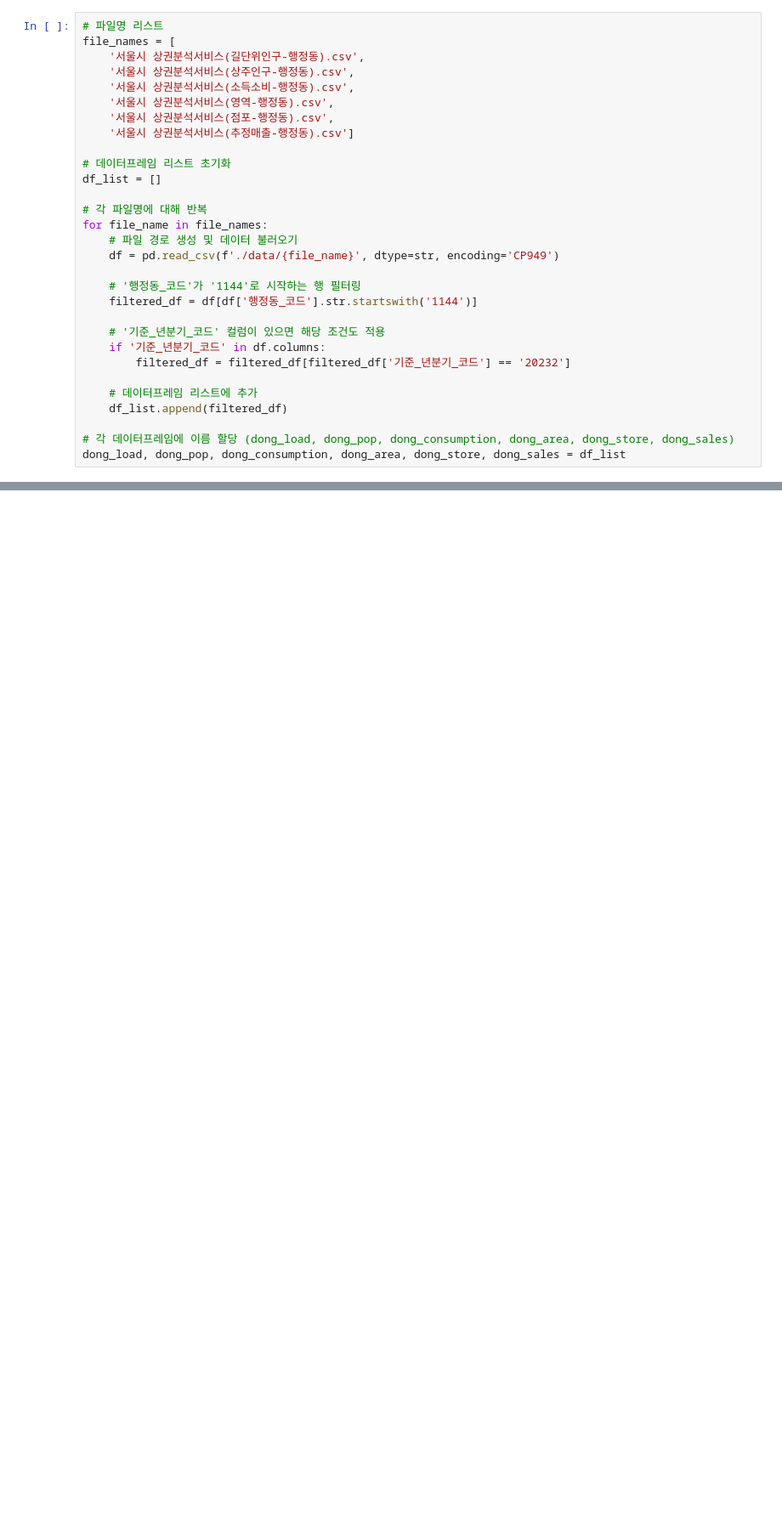
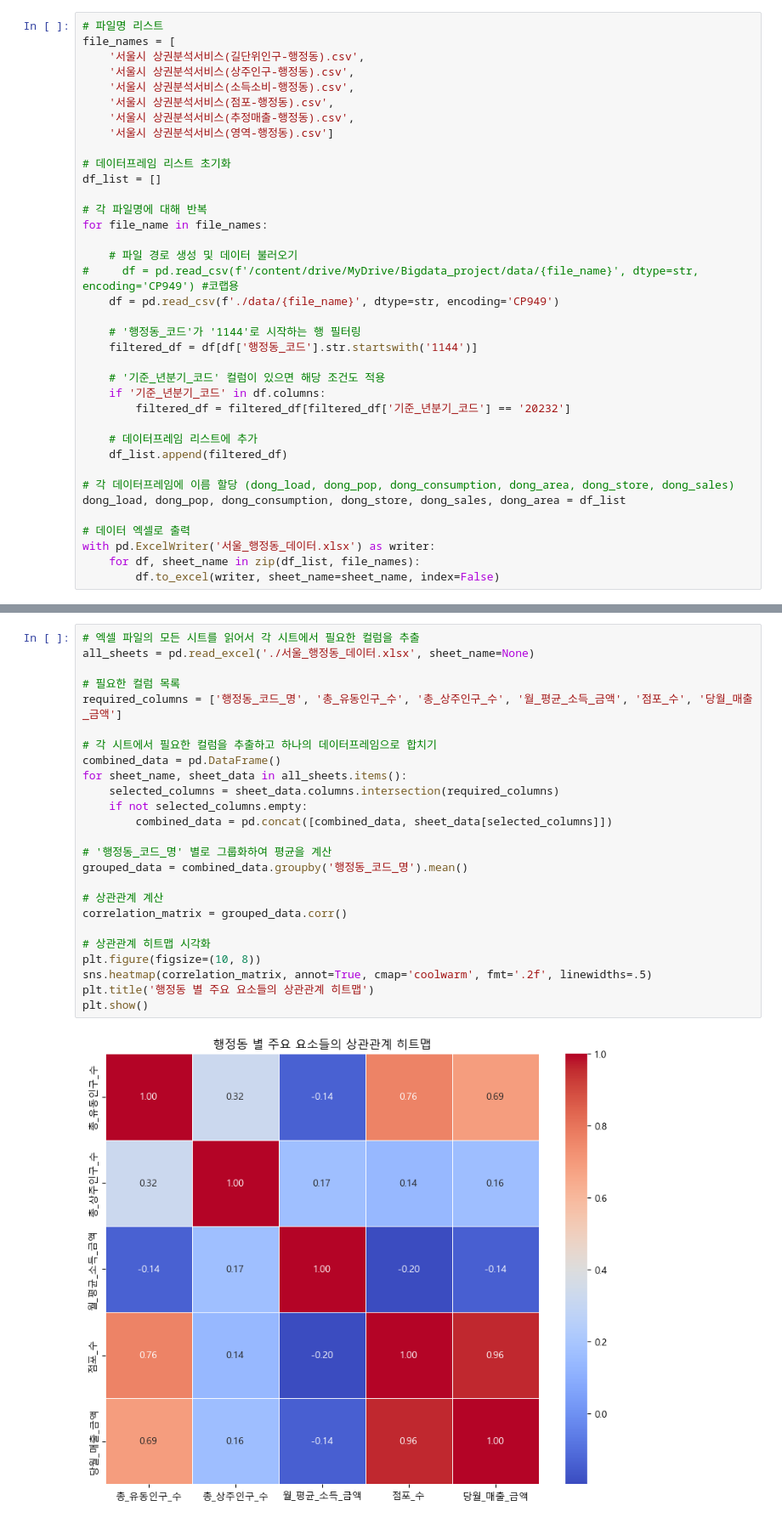
Before and after one commit to marksmylife/TIL, a Jupyter notebook: Project/공공 데이터 기반의 카페 입지 전략 분석/Bigdata_code.ipynb, the cells around one changed output, grey strips where cells are left out. Shown at 85% size. Saved outputs shown, nothing was run; the diff lists cells and outputs as text; blank space fills up the shorter version.

```diff
--- a/Project/공공 데이터 기반의 카페 입지 전략 분석/Bigdata_code.ipynb
+++ b/Project/공공 데이터 기반의 카페 입지 전략 분석/Bigdata_code.ipynb
@@ -6,16 +50,18 @@ file_names = [
     '서울시 상권분석서비스(길단위인구-행정동).csv',
     '서울시 상권분석서비스(상주인구-행정동).csv',
     '서울시 상권분석서비스(소득소비-행정동).csv',
-    '서울시 상권분석서비스(영역-행정동).csv',
     '서울시 상권분석서비스(점포-행정동).csv',
-    '서울시 상권분석서비스(추정매출-행정동).csv']
+    '서울시 상권분석서비스(추정매출-행정동).csv',
+    '서울시 상권분석서비스(영역-행정동).csv']
 
 # 데이터프레임 리스트 초기화
 df_list = []
 
 # 각 파일명에 대해 반복
 for file_name in file_names:
+
     # 파일 경로 생성 및 데이터 불러오기
+#     df = pd.read_csv(f'/content/drive/MyDrive/Bigdata_project/data/{file_name}', dtype=str, encoding='CP949') #코랩용
     df = pd.read_csv(f'./data/{file_name}', dtype=str, encoding='CP949')
 
     # '행정동_코드'가 '1144'로 시작하는 행 필터링
@@ -29,4 +75,9 @@ for file_name in file_names:
     df_list.append(filtered_df)
 
 # 각 데이터프레임에 이름 할당 (dong_load, dong_pop, dong_consumption, dong_area, dong_store, dong_sales)
-dong_load, dong_pop, dong_consumption, dong_area, dong_store, dong_sales = df_list
+dong_load, dong_pop, dong_consumption, dong_store, dong_sales, dong_area = df_list
+
+# 데이터 엑셀로 출력
+with pd.ExcelWriter('서울_행정동_데이터.xlsx') as writer:
+    for df, sheet_name in zip(df_list, file_names):
+        df.to_excel(writer, sheet_name=sheet_name, index=False)
@@ -39,0 +249,27 @@ SyntaxError: invalid decimal literal (1038735746.py, line 3)
+# %%
+# 엑셀 파일의 모든 시트를 읽어서 각 시트에서 필요한 컬럼을 추출
+all_sheets = pd.read_excel('./서울_행정동_데이터.xlsx', sheet_name=None)
+
+# 필요한 컬럼 목록
+required_columns = ['행정동_코드_명', '총_유동인구_수', '총_상주인구_수', '월_평균_소득_금액', '점포_수', '당월_매출_금액']
+
+# 각 시트에서 필요한 컬럼을 추출하고 하나의 데이터프레임으로 합치기
+combined_data = pd.DataFrame()
+for sheet_name, sheet_data in all_sheets.items():
+    selected_columns = sheet_data.columns.intersection(required_columns)
+    if not selected_columns.empty:
+        combined_data = pd.concat([combined_data, sheet_data[selected_columns]])
+
+# '행정동_코드_명' 별로 그룹화하여 평균을 계산
+grouped_data = combined_data.groupby('행정동_코드_명').mean()
+
+# 상관관계 계산
+correlation_matrix = grouped_data.corr()
+
+# 상관관계 히트맵 시각화
+plt.figure(figsize=(10, 8))
+sns.heatmap(correlation_matrix, annot=True, cmap='coolwarm', fmt='.2f', linewidths=.5)
+plt.title('행정동 별 주요 요소들의 상관관계 히트맵')
+plt.show()
+# %% [output]
+[figure, added]
```
Also changed, not shown: parts of 32 cells of this notebook, 20 other files.
